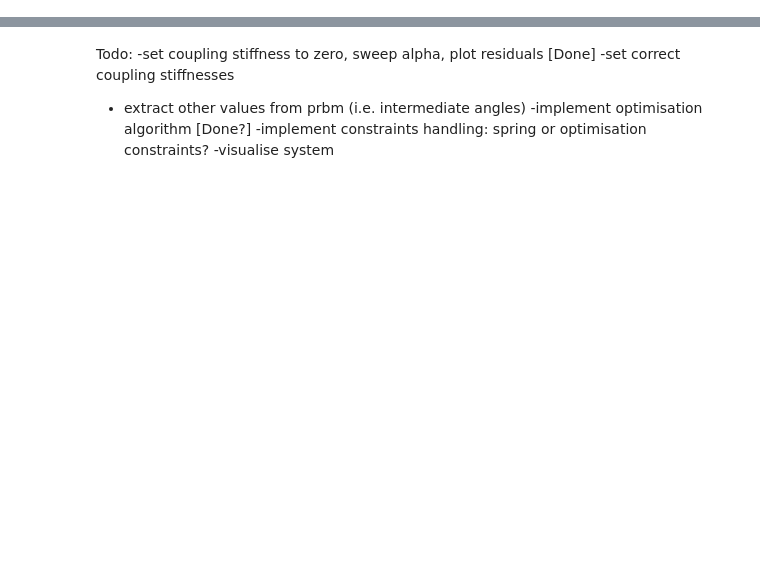
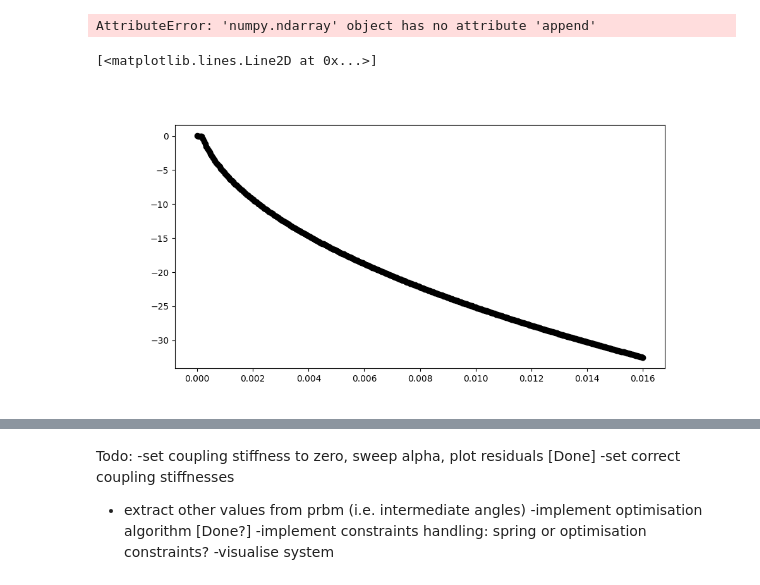
Before and after one commit to TheOneAndEoinlee/Thesis, a Jupyter notebook: Notebooks/PRBM_complete.ipynb, the cells around one changed output, grey strips where cells are left out. Drawn from its saved outputs; the diff is of its cells as text; code cells hidden in the pictures; blank space fills up the shorter version.

```diff
--- a/Notebooks/PRBM_complete.ipynb
+++ b/Notebooks/PRBM_complete.ipynb
@@ -435,14 +26,14 @@ Lr1 = 35e-3 #length of the rigid link on end effector
 Lr2 = 24e-3 #length of the rigid link on bistable beams
 Lr3 = 35e-3 #length of the rigid link on signal routing
 Lr4 = 80e-3 #length of the rigid link on bifurcation
-
 Ls1 = 6e-3 #length of the support on bistable beams
 ts1 = 2e-3 #thickness of the support on bistable beams
+Lsignal = 6e-3 #length of the signal routing spring leg
 
 alpha0 = 24*np.pi/180 #initial angle of the end effector
 beta0 = 8*np.pi/180 #initial angle of the bistable beams
 gamma0 = 30*np.pi/180 #initial angle of the signal routing
-theta0 = 1*np.pi/180 #initial angle of the bifurcation
+theta0 = 2.5*np.pi/180 #initial angle of the bifurcation
 
 kf1 = E*b*t**3/12/Lf1
 kf2 = E*b*t**3/12/Lf2
@@ -451,19 +42,22 @@ kf4 = E*b*t**3/12/Lf1
 
 C1 = E*b*ts1**3/Ls1**3 #bistable support stiffness
 C2 = 2*E*b*t**3/Lr2**3 #signal routing guiding stiffness
-C3 = 10*E*b*t**3/Lr3**3/6 #signal routing stiffness
-C4 = 10000 #bifurcation support stiffness
+C3 = 0.5*E*b*t**3/Lsignal**3/6 #signal routing stiffness
+C4 = 5000 #bifurcation support stiffness
 
 #todo fix these values
 
 K1 = 0
 K2 = 0
-K3 = 150
+K3 = 0
+
+tog_offset = 2e-3
 
 params = {
     'L1': Lr1+Lf1,'L2': Lr2+Lf2,'L3': Lr3+Lf2,'L4': Lr4+Lf1,
     'C1': C1,'C2': C2,'C3': C3,'C4': C4,
     'Kf1': kf1,'Kf2': kf2,'Kf3': kf3,'Kf4': kf4,
     'alpha0': alpha0,'beta0': beta0,'gamma0': gamma0,'theta0': theta0,
-    'K1': K1,'K2': K2,'K3': K3
+    'K1': K1,'K2': K2,'K3': K3,
+    'tog_offset': tog_offset,
     }
@@ -605,0 +178,61 @@ print(system.get_configuration())
+# %%
+config = [0,0,1,0,0]
+
+# Initialize system with initial configuration of alphas
+
+params['K1'] = 0
+params['K2'] = 0
+params['K3'] = 150
+
+
+# define initial configuration
+config = [0]
+
+
+# Create system
+system = System(config,params)
+#print the state in degrees
+
+
+
+# fig, _ = system.plot_system()
+
+
+
+u_range = np.linspace(0, 16e-3, 400)
+results = system.simulate_actuation(u_range)
+
+system.plot_system()
+
+plt.figure()
+plt.subplot(2, 1, 1)
+for i in range(system.n):
+    plt.plot(u_range, results[:, 2*i])
+
+#axis labels
+plt.xlabel('Actuation [m]')
+plt.ylabel(' alpha angle [rad]')
+plt.ylim([-0.5, 0.5])
+
+
+plt.subplot(2, 1, 2)
+for i in range(system.n):
+    plt.plot(u_range, results[:, 2*i+1])
+
+#axis labels
+plt.xlabel('Actuation [m]')
+plt.ylabel(' theta angle [rad]')
+plt.legend(['theta0', 'theta1', 'theta2', 'theta3', 'theta4', 'theta5', 'theta6'])
+d6 = params['L4']*(np.sin(params['theta0'])-np.sin(results[:, 1]))
+
+# plt.subplot(3, 1, 3)
+# plt.plot(u_range, d6)
+# %% [output]
+AttributeError: 'numpy.ndarray' object has no attribute 'append'
+# %%
+#plot d6 vs alpha
+plt.figure(figsize=(10,5))
+plt.plot(u_range, d6*1000, 'o', color='black')
+# %% [output]
+[<matplotlib.lines.Line2D at 0x...>]
+[figure, added]
```
Also changed, not shown: parts of 8 cells of this notebook, 1 other file.
